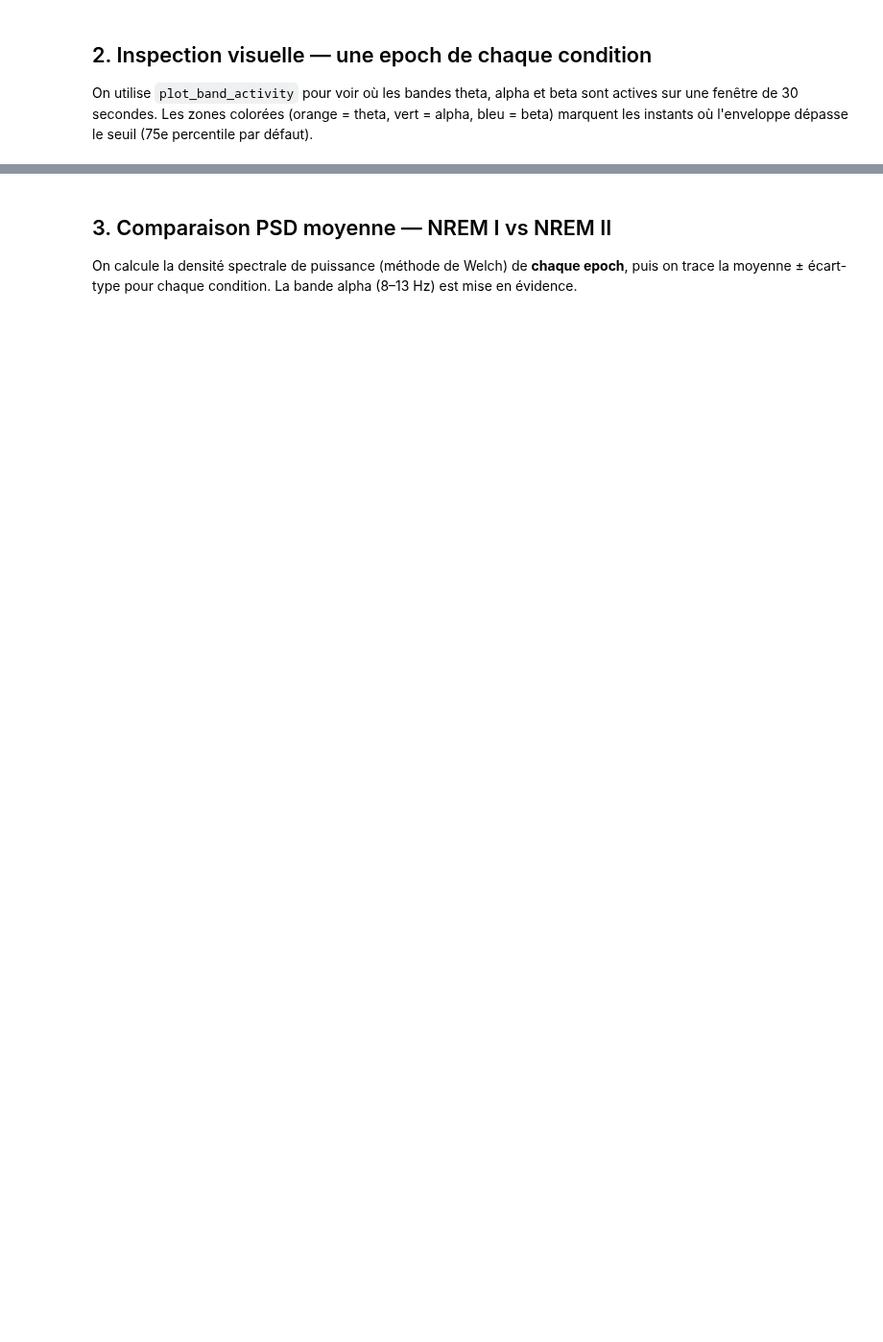
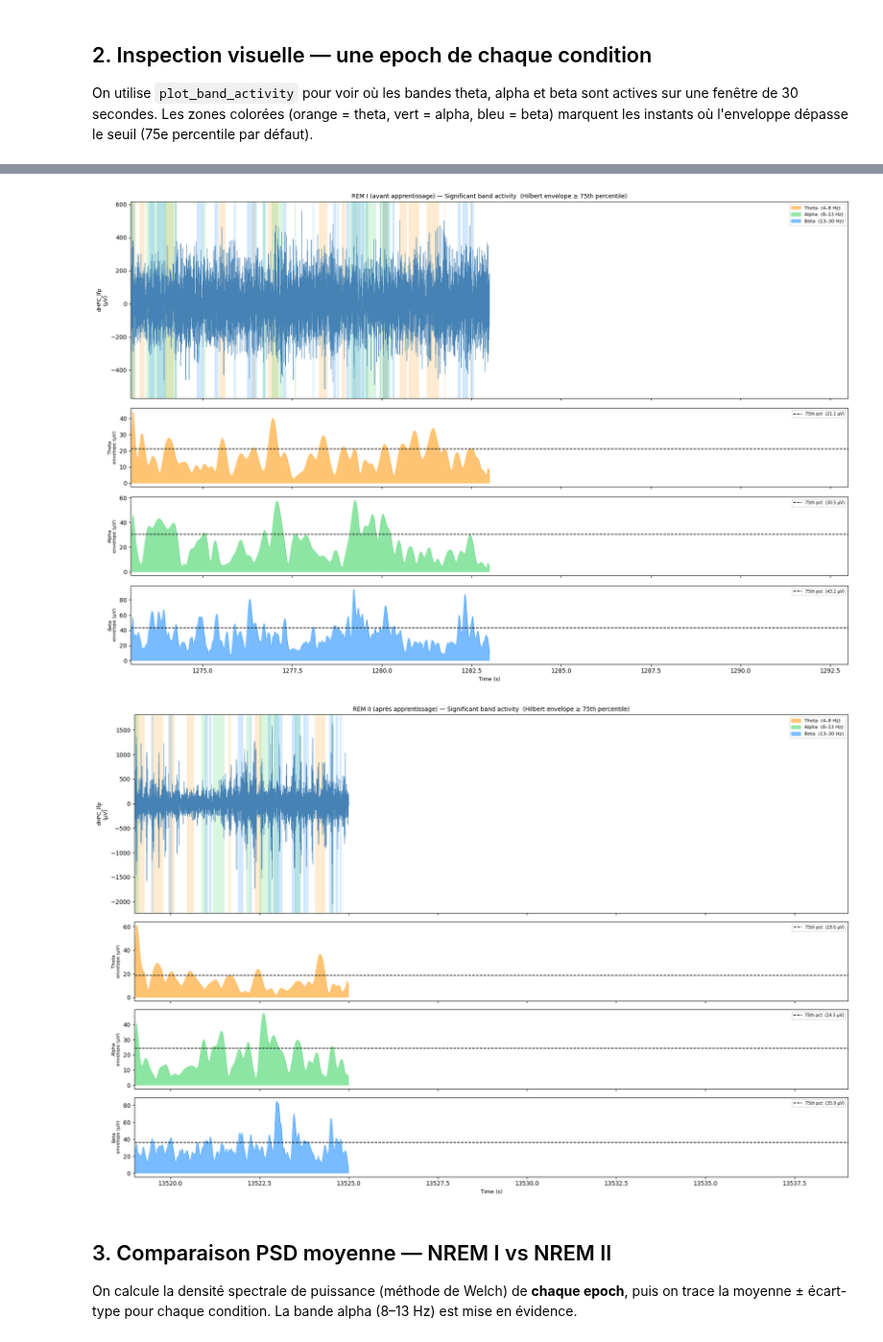
Before and after one commit to Gabbag2/health_hackathon, a Jupyter notebook: alpha_sleep_comparison.ipynb, the cells around one changed output, grey strips where cells are left out. Shown at 96% size. Cells and saved outputs as stored; diff of their text form; code cells hidden in the pictures; blank space fills up the shorter version.

```diff
--- a/alpha_sleep_comparison.ipynb
+++ b/alpha_sleep_comparison.ipynb
@@ -120,3 +103,32 @@ plt.show()
+# %%
+# --- REM I  (avant apprentissage) — epoch idx=0, fenêtre de 20 s ---
+epoch_rem_pre = rem1[rem1["epoch_idx"] == 0].iloc[0]
+
+fig_rem_pre = plot_band_activity(
+    epoch_row=epoch_rem_pre,
+    channel="dHPC_lfp",
+    fs=FS,
+    threshold_percentile=75,
+    xlim=(epoch_rem_pre["t_start"], epoch_rem_pre["t_start"] + 20),
+    title_prefix="REM I (avant apprentissage)",
+)
+plt.show()
+
+# --- REM II (après apprentissage) — epoch idx=0, fenêtre de 20 s ---
+epoch_rem_post = rem2[rem2["epoch_idx"] == 0].iloc[0]
+
+fig_rem_post = plot_band_activity(
+    epoch_row=epoch_rem_post,
+    channel="dHPC_lfp",
+    fs=FS,
+    threshold_percentile=75,
+    xlim=(epoch_rem_post["t_start"], epoch_rem_post["t_start"] + 20),
+    title_prefix="REM II (après apprentissage)",
+)
+plt.show()
+# %% [output]
+[figure, added]
+[figure, added]
 # %% [markdown]
 ## 3. Comparaison PSD moyenne — NREM I vs NREM II
 
```
Also changed, not shown: parts of 12 cells of this notebook, 1 other file.
